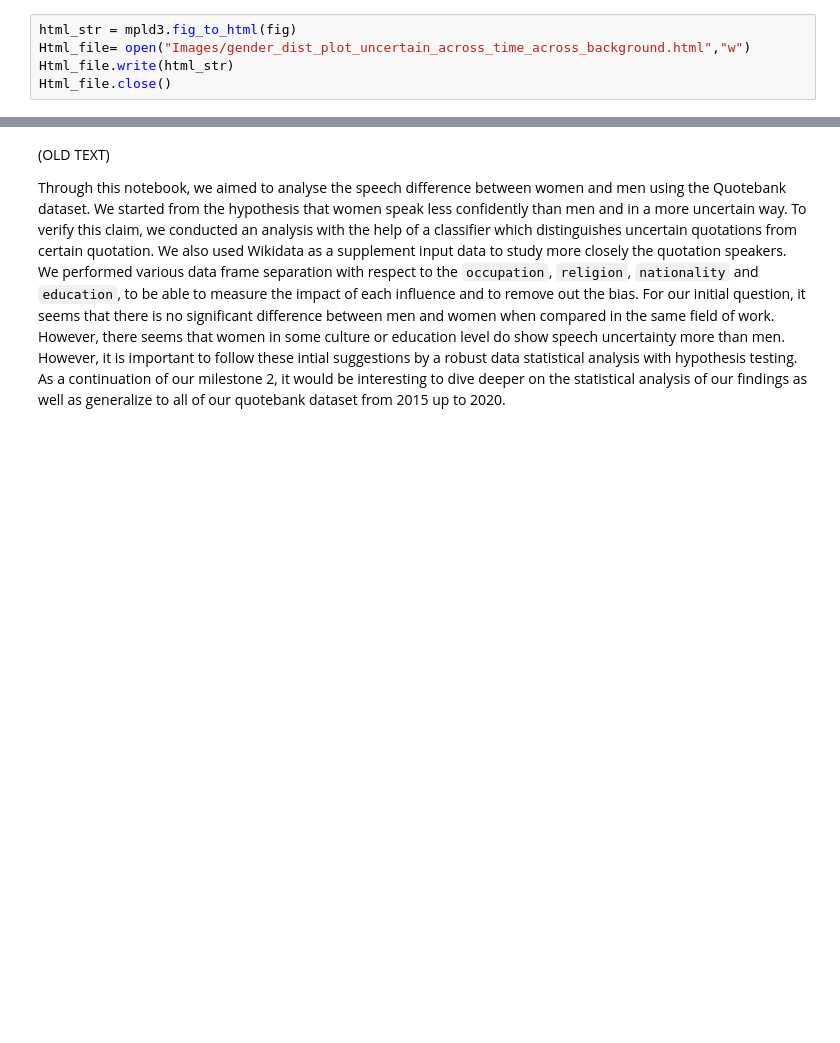
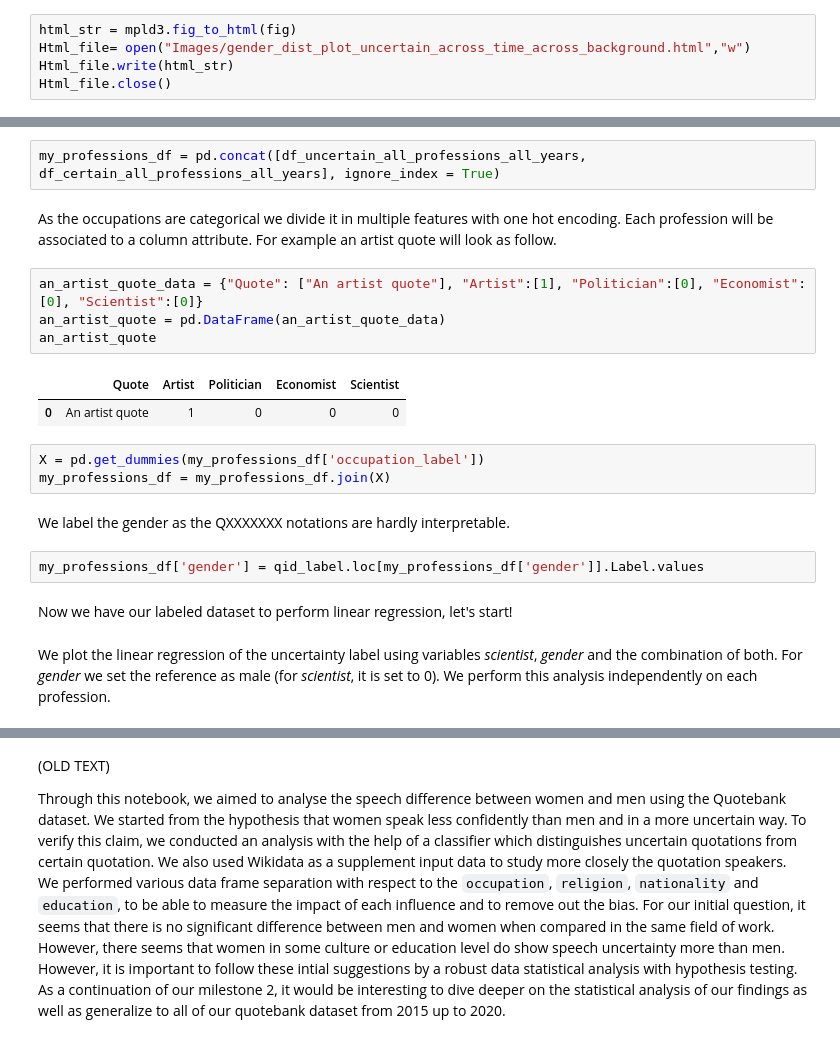
Before and after one commit to coraliegrobel/ada-2021-project-sv4ever, a Jupyter notebook: ada_main.ipynb, the cells around one changed output, grey strips where cells are left out. Drawn from its saved outputs; the diff is of its cells as text; blank space fills up the shorter version.

Commit message:
Statistical analysis first commit

```diff
--- a/ada_main.ipynb
+++ b/ada_main.ipynb
@@ -1385,0 +1338,26 @@ Statistical analysis...
+# %%
+my_professions_df = pd.concat([df_uncertain_all_professions_all_years, df_certain_all_professions_all_years], ignore_index = True)
+# %% [markdown]
+As the occupations are categorical we divide it in multiple features with one hot encoding.
+Each profession will be associated to a column attribute.
+For example an artist quote will look as follow.
+# %%
+an_artist_quote_data = {"Quote": ["An artist quote"], "Artist":[1], "Politician":[0], "Economist":[0], "Scientist":[0]}
+an_artist_quote = pd.DataFrame(an_artist_quote_data)
+an_artist_quote
+# %% [output]
+|  | Quote | Artist | Politician | Economist | Scientist |
+| 0 | An artist quote | 1 | 0 | 0 | 0 |
+# %%
+X = pd.get_dummies(my_professions_df['occupation_label'])
+my_professions_df = my_professions_df.join(X)
+# %% [markdown]
+We label the gender as the QXXXXXXX notations are hardly interpretable.
+# %%
+my_professions_df['gender'] = qid_label.loc[my_professions_df['gender']].Label.values
+# %% [markdown]
+Now we have our labeled dataset to perform linear regression, let's start!
+# %% [markdown]
+We plot the linear regression of the uncertainty label using variables *scientist*, *gender* and the combination of both.
+For *gender* we set the reference as male (for *scientist*, it is set to 0).
+We perform this analysis independently on each profession.
```
Also changed, not shown: parts of 57 cells of this notebook.
